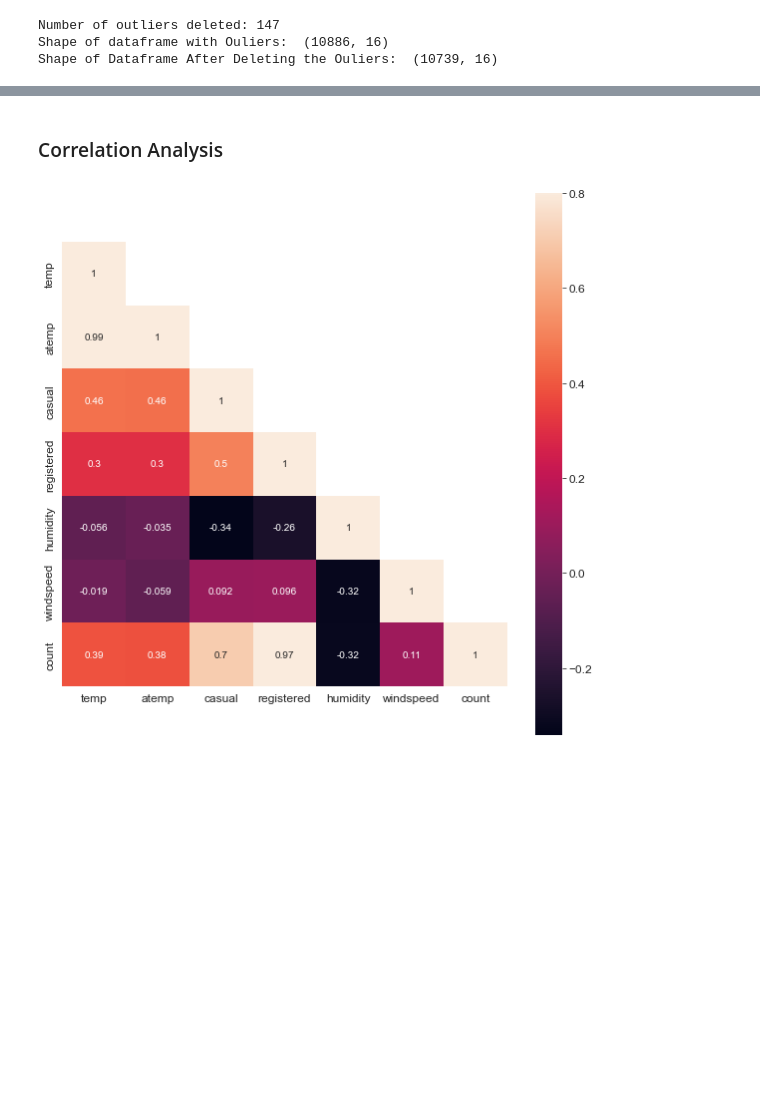
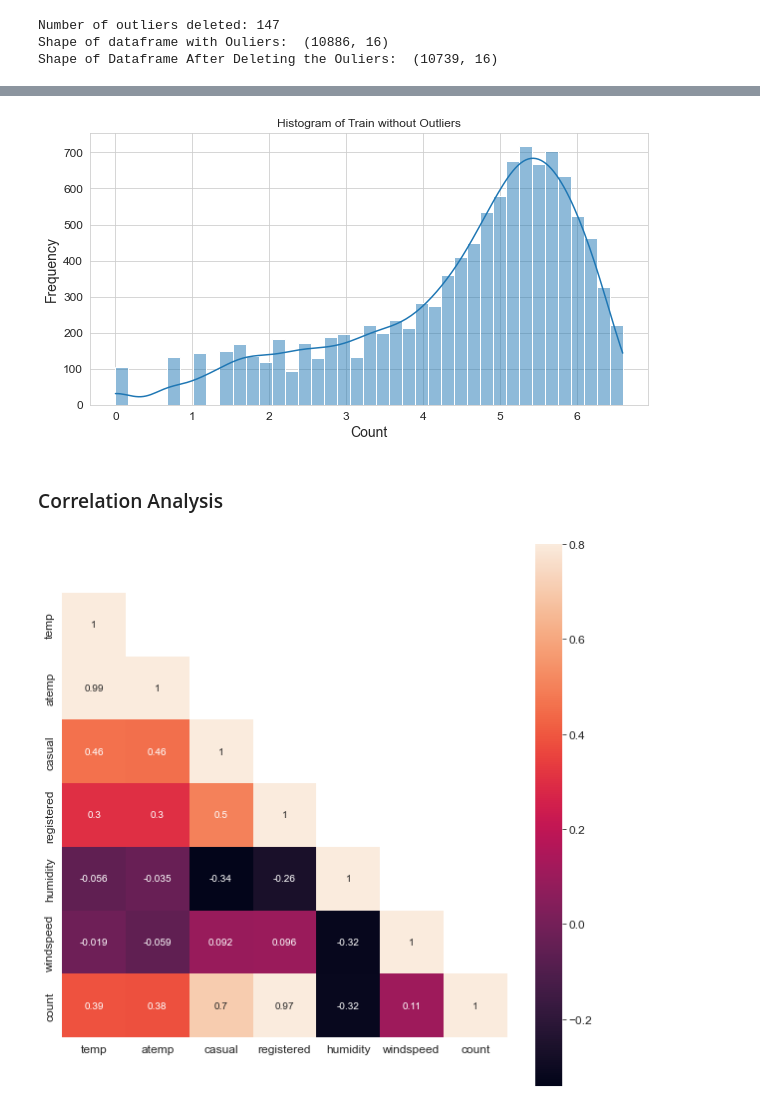
Before and after one commit to PeterStos/Bike_Sharing_Demand, a Jupyter notebook: Bike_Sharing_Demand.ipynb, the cells around one changed output, grey strips where cells are left out. Cells and saved outputs as stored; diff of their text form; code cells hidden in the pictures; blank space fills up the shorter version.

```diff
--- a/Bike_Sharing_Demand.ipynb
+++ b/Bike_Sharing_Demand.ipynb
@@ -324,3 +345,16 @@ Shape of Dataframe After Deleting the Ouliers:  (10739, 16)
+# %%
+# Plot distribuition of train without outliers
+fig,axes = plt.subplots()
+fig.set_size_inches(10, 5)
+sns.histplot(np.log(train["count"]), kde=True)
+
+# Set plot title and labels
+plt.title('Histogram of Train without Outliers')
+plt.xlabel('Count')
+plt.ylabel('Frequency')
+plt.show()
+# %% [output]
+[figure, added]
 # %% [markdown]
 ### Correlation Analysis
 # %%
```
Also changed, not shown: parts of 41 cells of this notebook.
